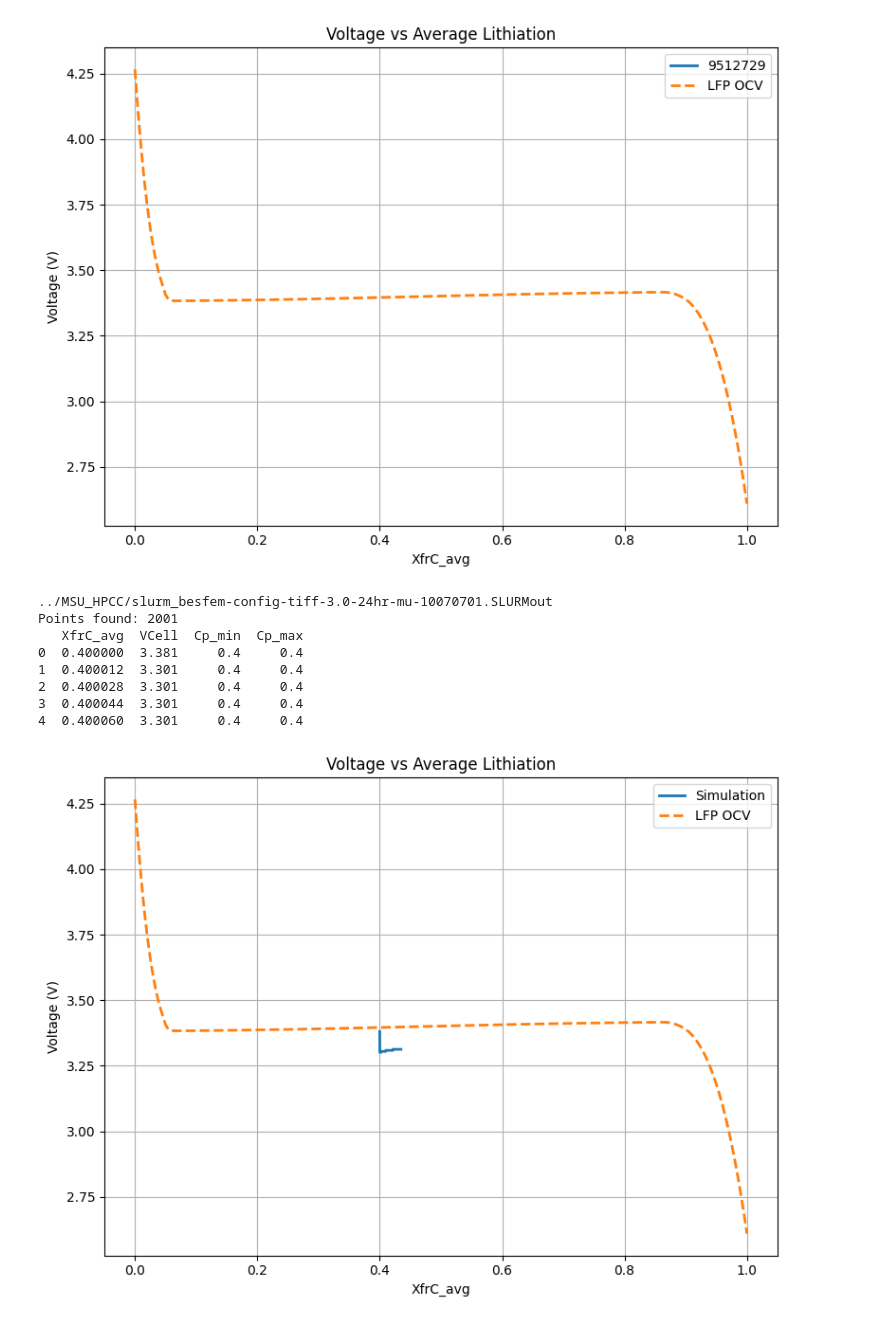
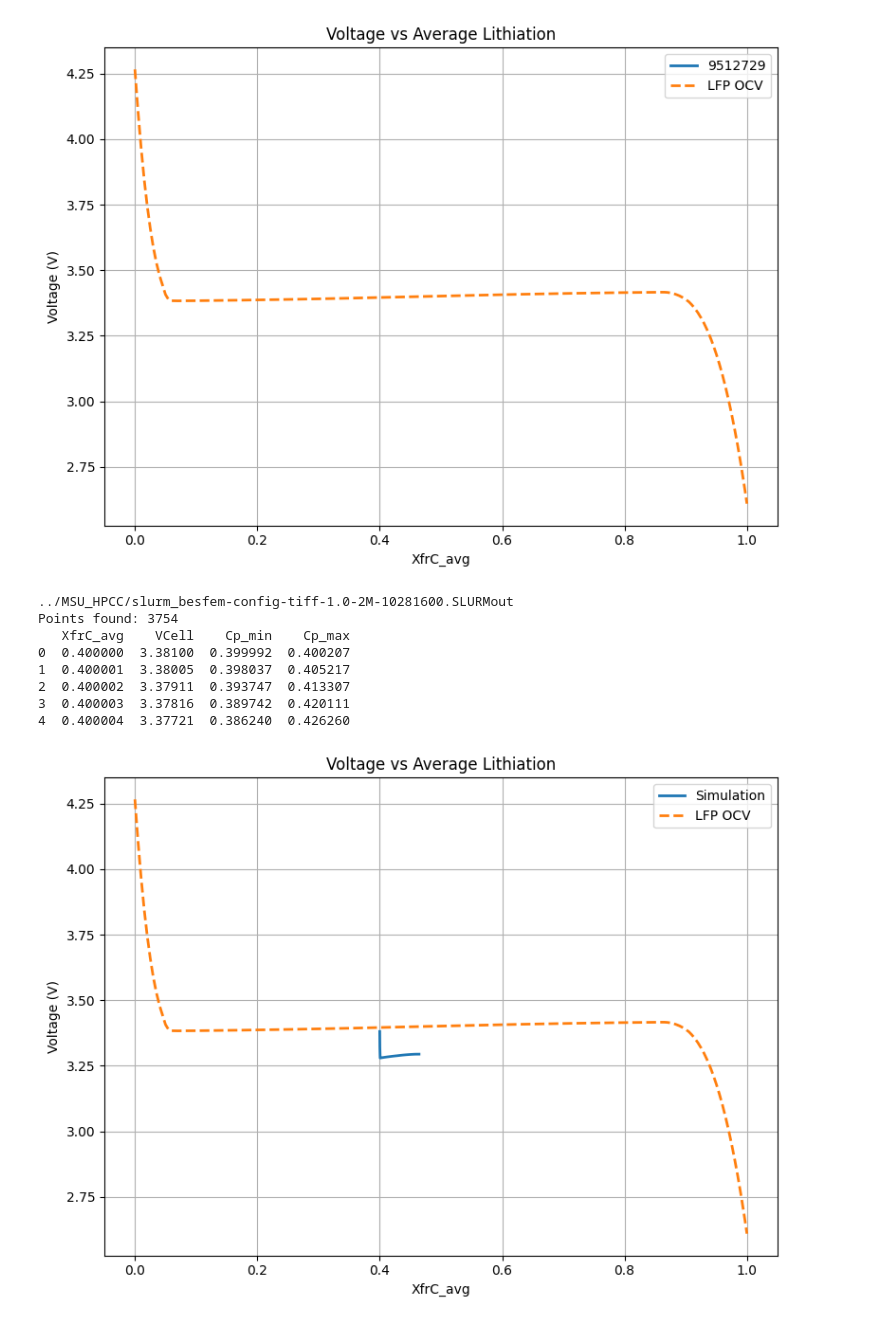
Before and after one commit to trahman64/BESFEM, a Jupyter notebook: plotting/OCV_CellVoltage.ipynb, the cells around one changed output. Cells and saved outputs as stored; diff of their text form; code cells hidden in the pictures.

```diff
--- a/plotting/OCV_CellVoltage.ipynb
+++ b/plotting/OCV_CellVoltage.ipynb
@@ -321,7 +321,7 @@ def load_data(file_path):
 # ============================================================
 
 df1 = load_data(
-    "../MSU_HPCC/slurm_besfem-config-tiff-3.0-24hr-mu-10071104.SLURMout"
+    "../MSU_HPCC/slurm_besfem-config-tiff-1.0-2M-10281600.SLURMout"
 )
 
 # ============================================================
@@ -373,39 +373,39 @@ plt.show()
 # plt.plot(
 #     df1["XfrC_avg"],
 #     df1["Cp_min"],
 #     linewidth=2,
 #     label="Cp_min"
 # )
 
 # plt.plot(
 #     df1["XfrC_avg"],
 #     df1["Cp_max"],
 #     linewidth=2,
 #     label="Cp_max"
 # )
 
 # plt.plot(
 #     df1["XfrC_avg"],
 #     df1["XfrC_avg"],
 #     "--",
 #     linewidth=2,
 #     label="XfrC_avg"
 # )
 
 # plt.xlabel("XfrC_avg")
 # plt.ylabel("Concentration")
 # plt.title("LFP Concentration Spread")
 # plt.grid(True)
 # plt.legend()
 # plt.tight_layout()
 # plt.show()
 # %% [output]
-../MSU_HPCC/slurm_besfem-config-tiff-3.0-24hr-mu-10070701.SLURMout
-Points found: 2001
-   XfrC_avg  VCell  Cp_min  Cp_max
-0  0.400000  3.381     0.4     0.4
-1  0.400012  3.301     0.4     0.4
-2  0.400028  3.301     0.4     0.4
-3  0.400044  3.301     0.4     0.4
-4  0.400060  3.301     0.4     0.4
+../MSU_HPCC/slurm_besfem-config-tiff-1.0-2M-10281600.SLURMout
+Points found: 3754
+   XfrC_avg    VCell    Cp_min    Cp_max
+0  0.400000  3.38100  0.399992  0.400207
+1  0.400001  3.38005  0.398037  0.405217
+2  0.400002  3.37911  0.393747  0.413307
+3  0.400003  3.37816  0.389742  0.420111
+4  0.400004  3.37721  0.386240  0.426260
-[figure, old version]
+[figure, new version]
```
Also changed, not shown: 5 other files.
